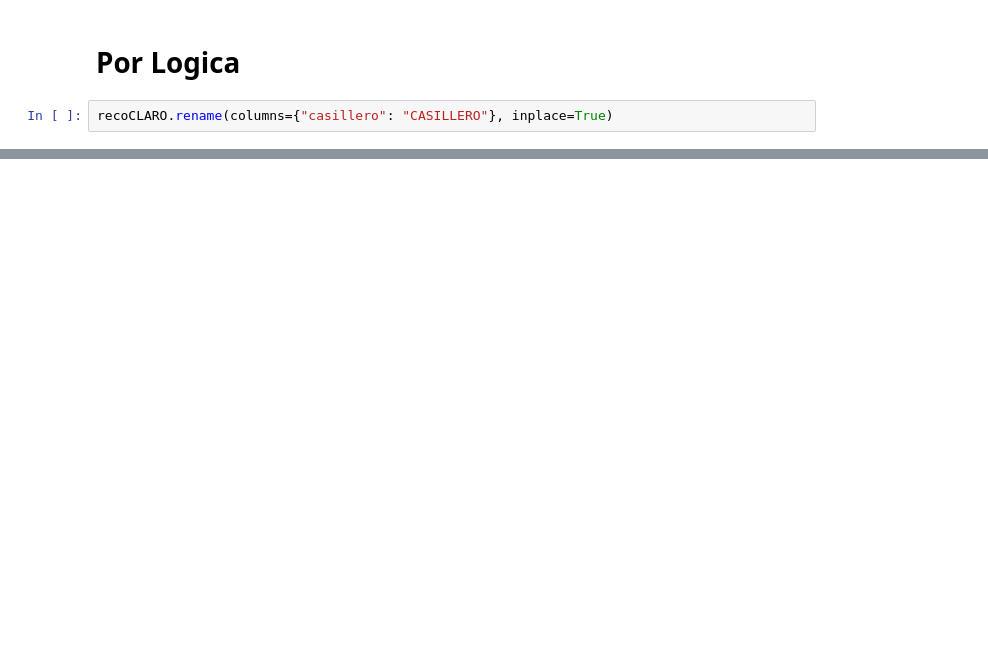
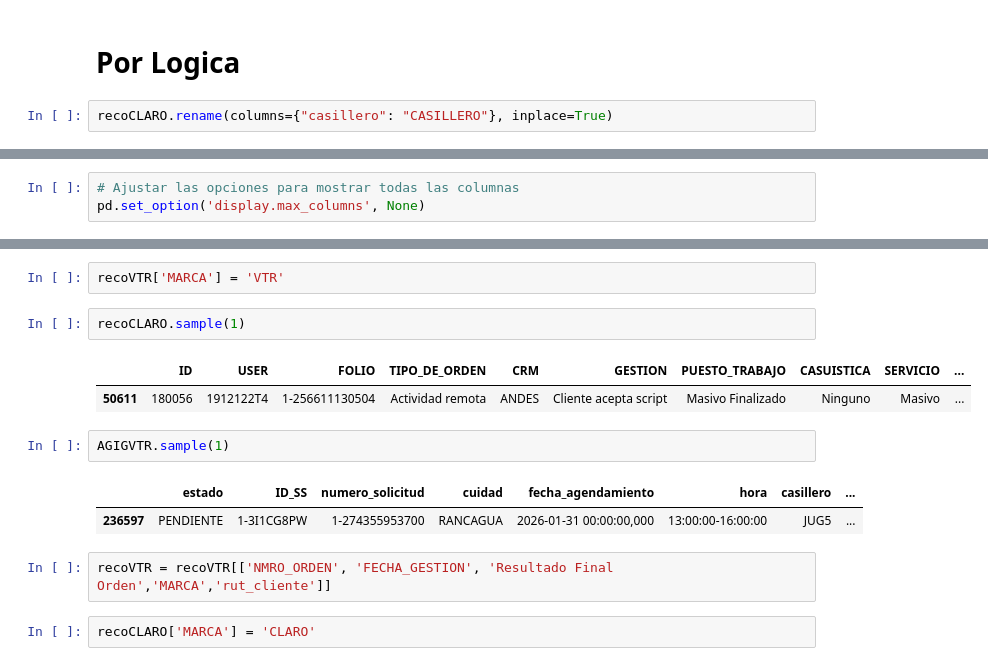
Before and after one commit to WDuran24/Python-Learning, a Jupyter notebook: parche triage.ipynb, the cells around one changed output, grey strips where cells are left out. Saved outputs shown, nothing was run; the diff lists cells and outputs as text; blank space fills up the shorter version.

```diff
--- a/parche triage.ipynb
+++ b/parche triage.ipynb
@@ -1611,0 +1203,3 @@ See the caveats in the documentation: https://pandas.pydata.org/pandas-docs/stab
+# %%
+# Ajustar las opciones para mostrar todas las columnas
+pd.set_option('display.max_columns', None)
@@ -1611,0 +1219,16 @@ See the caveats in the documentation: https://pandas.pydata.org/pandas-docs/stab
+# %%
+recoVTR['MARCA'] = 'VTR'
+# %%
+recoCLARO.sample(1)
+# %% [output]
+|  | ID | USER | FOLIO | TIPO_DE_ORDEN | CRM | GESTION | PUESTO_TRABAJO | CASUISTICA | SERVICIO | ... |
+| 50611 | 180056 | 1912122T4 | 1-256611130504 | Actividad remota | ANDES | Cliente acepta script | Masivo Finalizado | Ninguno | Masivo | ... |
+# %%
+AGIGVTR.sample(1)
+# %% [output]
+|  | estado | ID_SS | numero_solicitud | cuidad | fecha_agendamiento | hora | casillero | ... |
+| 236597 | PENDIENTE | 1-3I1CG8PW | 1-274355953700 | RANCAGUA | 2026-01-31 00:00:00,000 | 13:00:00-16:00:00 | JUG5 | ... |
+# %%
+recoVTR = recoVTR[['NMRO_ORDEN', 'FECHA_GESTION', 'Resultado Final Orden','MARCA','rut_cliente']]
+# %%
+recoCLARO['MARCA'] = 'CLARO'
```
Also changed, not shown: parts of 51 cells of this notebook.
